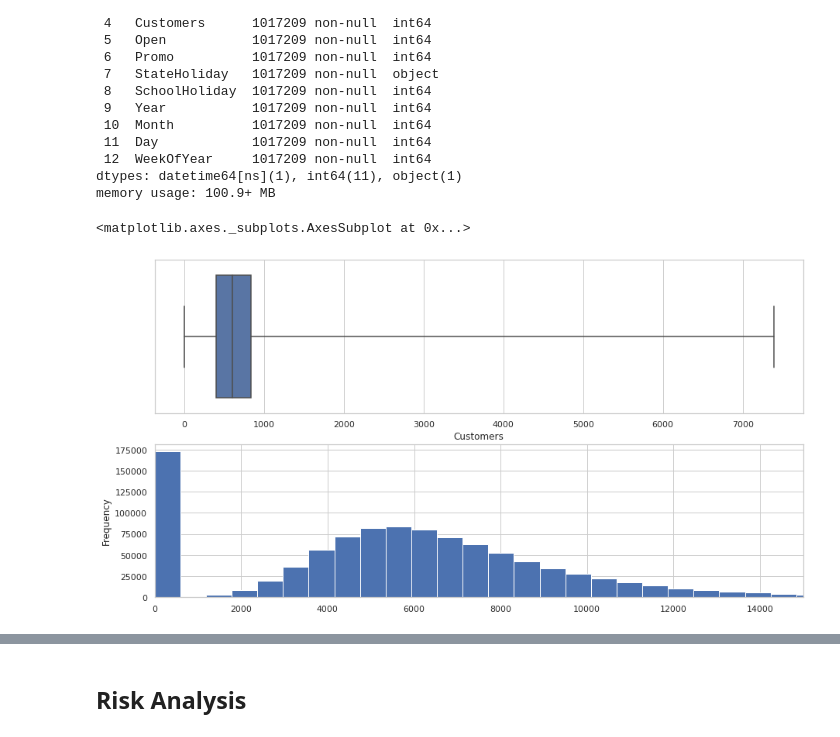
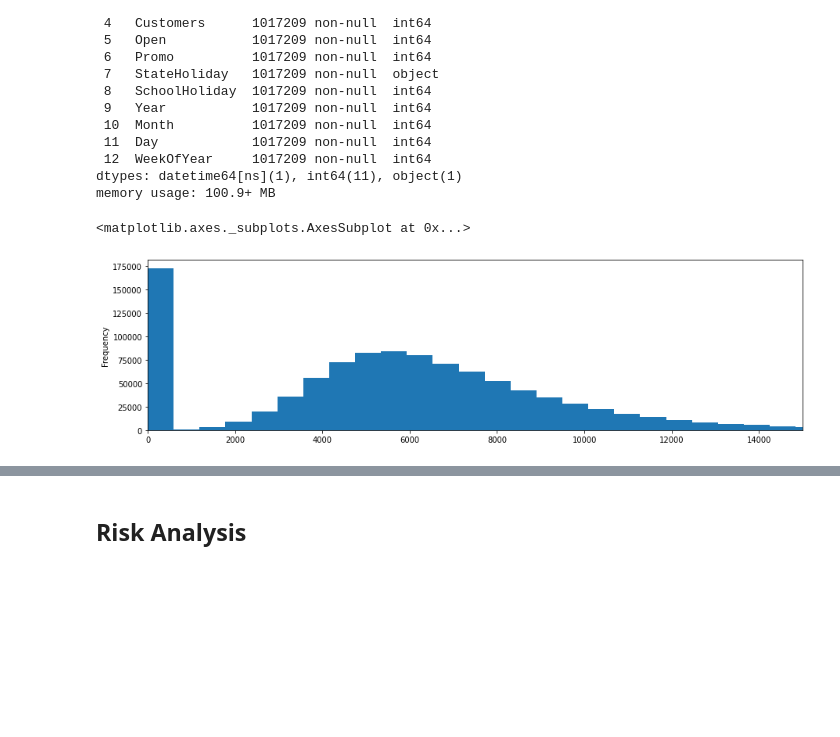
Before and after one commit to Team-AlmaBetter/Retail-Sales-Prediction, a Jupyter notebook: Rossmann_Sales_Prediction_Capstone_Project_ipynb.ipynb, the cells around one changed output, grey strips where cells are left out. Drawn from its saved outputs; the diff is of its cells as text; code cells hidden in the pictures; blank space fills up the shorter version.

```diff
--- a/Rossmann_Sales_Prediction_Capstone_Project_ipynb.ipynb
+++ b/Rossmann_Sales_Prediction_Capstone_Project_ipynb.ipynb
@@ -885,15 +894,10 @@ dtypes: datetime64[ns](1), int64(11), object(1)
 memory usage: 100.9+ MB
 # %%
 # Sales
-
-fig, (axis1,axis2) = plt.subplots(2,1,figsize=(15,8))
-
-# Plot max, min values, & 2nd, 3rd quartile
-sns.boxplot(x= R_data["Customers"], whis=np.inf, ax=axis1)
-
+fig, (axis1) = plt.subplots(1,1,figsize=(15,4))
 # Plot sales values
 # Notice that values with 0 is mostly because the store was closed
-R_data["Sales"].plot(kind='hist',bins=70,xlim=(0,15000),ax=axis2)
+R_data["Sales"].plot(kind='hist',bins=70,xlim=(0,15000),ax=axis1)
 # %% [output]
 <matplotlib.axes._subplots.AxesSubplot at 0x...>
-[figure, old version]
+[figure, new version]
```
Also changed, not shown: parts of 30 cells of this notebook.
